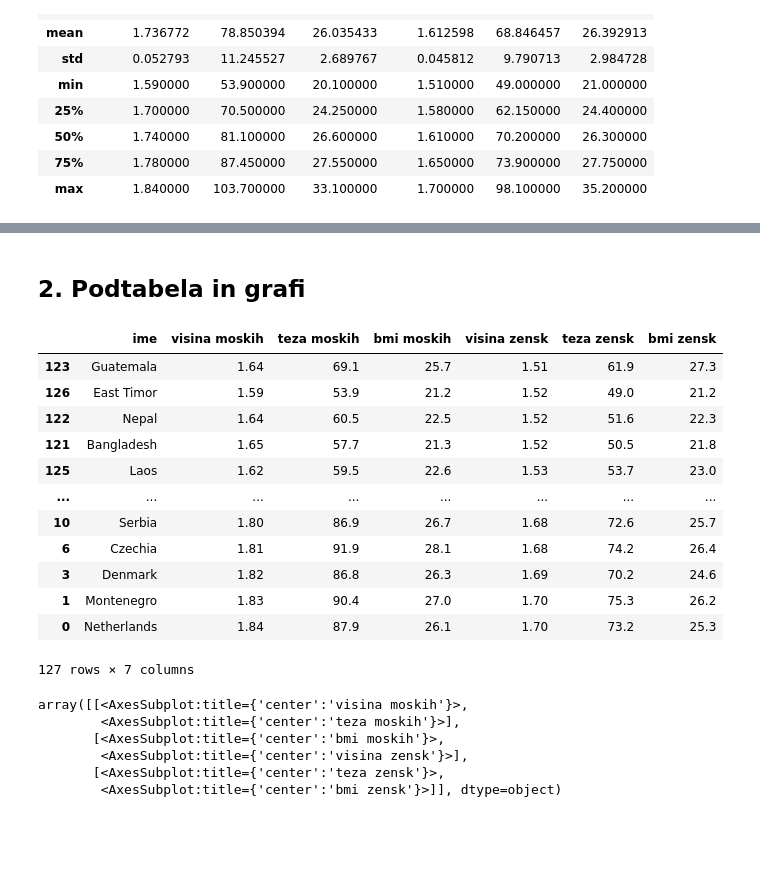
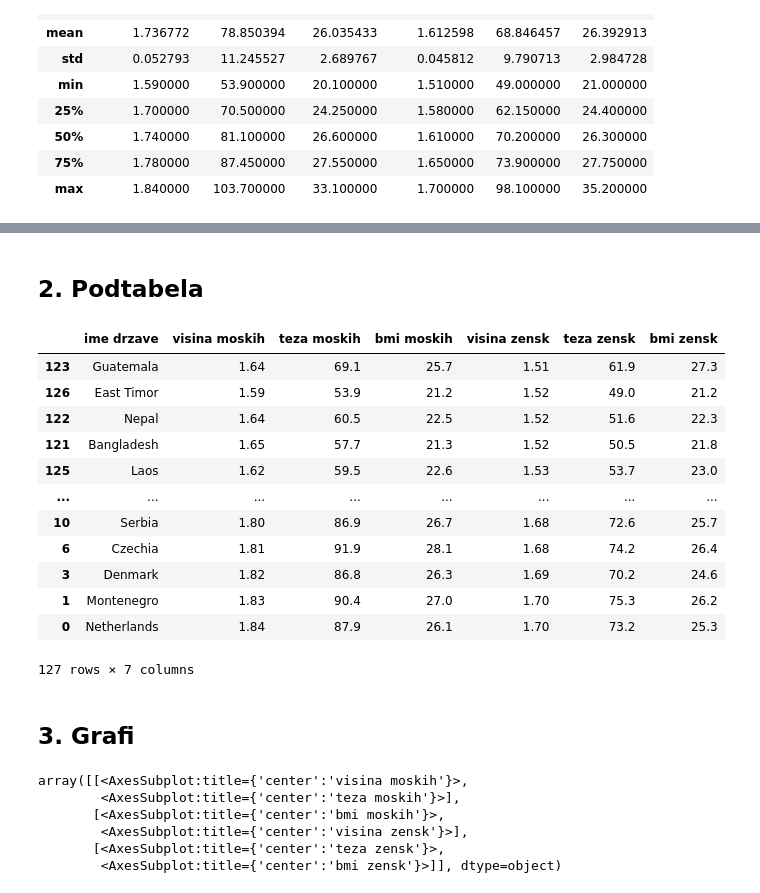
Before and after one commit to AmandaBabic/ProjektnaNaloga, a Jupyter notebook: AnaliziranjePodatkov.ipynb, the cells around one changed output, grey strips where cells are left out. Drawn from its saved outputs; the diff is of its cells as text; code cells hidden in the pictures; blank space fills up the shorter version.

```diff
--- a/AnaliziranjePodatkov.ipynb
+++ b/AnaliziranjePodatkov.ipynb
@@ -196,12 +196,12 @@ countries["visina zensk"]
 0      1.70
 Name: visina zensk, Length: 127, dtype: float64
 # %% [markdown]
-## 2. Podtabela in grafi
+## 2. Podtabela
 # %%
-podtabela = countries[["ime", "visina moskih", "teza moskih", "bmi moskih", "visina zensk", "teza zensk", "bmi zensk"]]
+podtabela = countries[["ime drzave", "visina moskih", "teza moskih", "bmi moskih", "visina zensk", "teza zensk", "bmi zensk"]]
 podtabela
 # %% [output]
-|  | ime | visina moskih | teza moskih | bmi moskih | visina zensk | teza zensk | bmi zensk |
+|  | ime drzave | visina moskih | teza moskih | bmi moskih | visina zensk | teza zensk | bmi zensk |
 | 123 | Guatemala | 1.64 | 69.1 | 25.7 | 1.51 | 61.9 | 27.3 |
 | 126 | East Timor | 1.59 | 53.9 | 21.2 | 1.52 | 49.0 | 21.2 |
 | 122 | Nepal | 1.64 | 60.5 | 22.5 | 1.52 | 51.6 | 22.3 |
@@ -214,6 +214,8 @@ podtabela
 | 1 | Montenegro | 1.83 | 90.4 | 27.0 | 1.70 | 75.3 | 26.2 |
 | 0 | Netherlands | 1.84 | 87.9 | 26.1 | 1.70 | 73.2 | 25.3 |
 127 rows × 7 columns
+# %% [markdown]
+## 3. Grafi
 # %%
 #predstavlja drzave glede na različna povprečja
 podtabela.hist()
```
Also changed, not shown: parts of 14 cells of this notebook, 3 other files.
